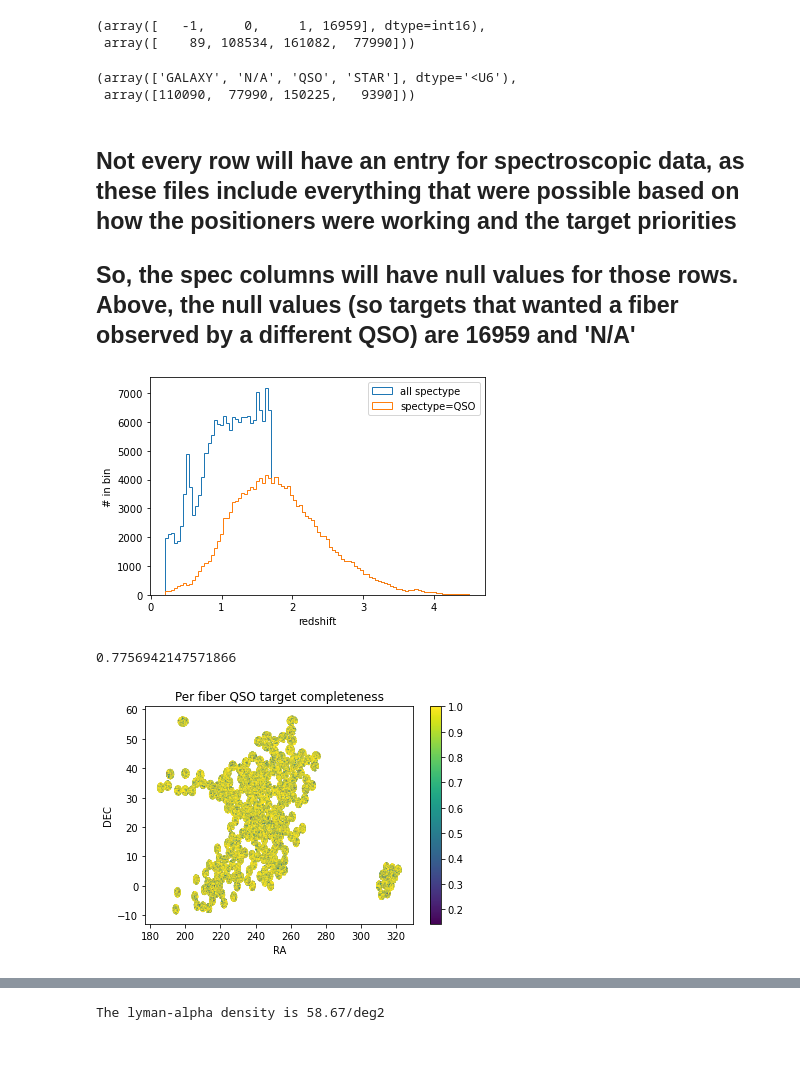
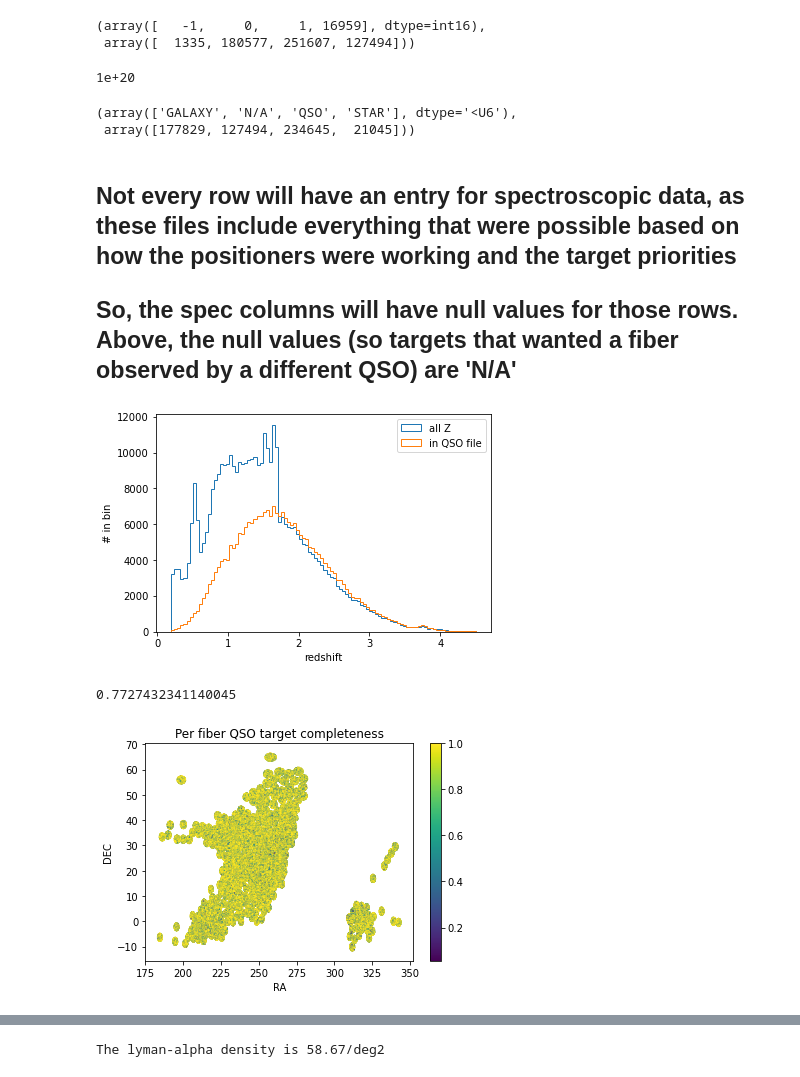
Before and after one commit to desihub/LSS, a Jupyter notebook: Sandbox/Main_full.ipynb, the cells around one changed output, grey strips where cells are left out. Cells and saved outputs as stored; diff of their text form; code cells hidden in the pictures; blank space fills up the shorter version.

```diff
--- a/Sandbox/Main_full.ipynb
+++ b/Sandbox/Main_full.ipynb
@@ -11,41 +11,48 @@ from desitarget import targetmask
 # %%
 #where catalogs are right now
 #note, anything in test is subject to sudden undocumented changes
-indir = '/global/cfs/cdirs/desi/survey/catalogs/main/LSS/daily/LSScats/test/'
+indir = '/global/cfs/cdirs/desi/survey/catalogs/main/LSS/everest/LSScats/test/'
+indaily = '/global/cfs/cdirs/desi/survey/catalogs/main/LSS/daily/LSScats/test/'
 # %%
 #quasars should be just about complete, except for their small-scale angular clustering, start with them
 # %%
-fq = fitsio.read('/global/cfs/cdirs/desi/survey/catalogs/main/LSS/daily/LSScats/test/QSOzdone_full.dat.fits')
+fq = fitsio.read(indir+'QSOzdone_full.dat.fits')
+#fqd = fitsio.read(indaily+'QSOzdone_full.dat.fits')
 # %%
 np.unique(fq['IS_QSO_QN'],return_counts=True)
 # %% [output]
 (array([   -1,     0,     1, 16959], dtype=int16),
- array([    89, 108534, 161082,  77990]))
+ array([  1335, 180577, 251607, 127494]))
-# %%
-np.unique(fq['SPECTYPE'],return_counts=True)
-# %% [output]
-(array(['GALAXY', 'N/A', 'QSO', 'STAR'], dtype='<U6'),
- array([110090,  77990, 150225,   9390]))
+# %%
+sel = fq['IS_QSO_QN'] == 16959
+np.max(fq['Z'][~sel])
+# %% [output]
+1e+20
+# %%
+np.unique(fq['SPECTYPE'],return_counts=True)
+# %% [output]
+(array(['GALAXY', 'N/A', 'QSO', 'STAR'], dtype='<U6'),
+ array([177829, 127494, 234645,  21045]))
 # %% [markdown]
 ## Not every row will have an entry for spectroscopic data, as these files include everything that were possible based on how the positioners were working and the target priorities
-## So, the spec columns will have null values for those rows. Above, the null values (so targets that wanted a fiber observed by a different QSO) are 16959 and 'N/A'
+## So, the spec columns will have null values for those rows. Above, the null values (so targets that wanted a fiber observed by a different QSO) are 'N/A'
 # %%
 selobs = fq['SPECTYPE'] != 'N/A'
-plt.hist(fq[selobs]['Z'],bins=100,range=(0.2,4.5),histtype='step',label='all spectype')#,density=True)
-selqso = fq['SPECTYPE'] == 'QSO'
-plt.hist(fq[selqso]['Z'],bins=100,range=(0.2,4.5),histtype='step',label='spectype=QSO')#,density=True)
+plt.hist(fq[selobs]['Z_RR'],bins=100,range=(0.2,4.5),histtype='step',label='all Z')#,density=True)
+selqso = fq['Z'] != 1e+20
+plt.hist(fq[selqso]['Z'],bins=100,range=(0.2,4.5),histtype='step',label='in QSO file')#,density=True)
 plt.xlabel('redshift')
 plt.ylabel('# in bin')
 plt.legend()
 plt.show()
 # %% [output]
-[figure, old version]
+[figure, new version]
 # %%
 #overall completeness:
 tarcomp = len(fq[selobs])/len(fq)
 print(tarcomp)
 # %% [output]
-0.7756942147571866
+0.7727432341140045
 # %%
 plt.scatter(fq[selobs]['RA'],fq[selobs]['DEC'],c=fq[selobs]['FRACZ_TILELOCID'],s=.05)
 plt.colorbar()
@@ -56,4 +63,4 @@ plt.xlabel('RA')
 plt.ylabel('DEC')
 plt.show()
 # %% [output]
-[figure, old version]
+[figure, new version]
```
Also changed, not shown: parts of 131 cells of this notebook, 9 other files.
